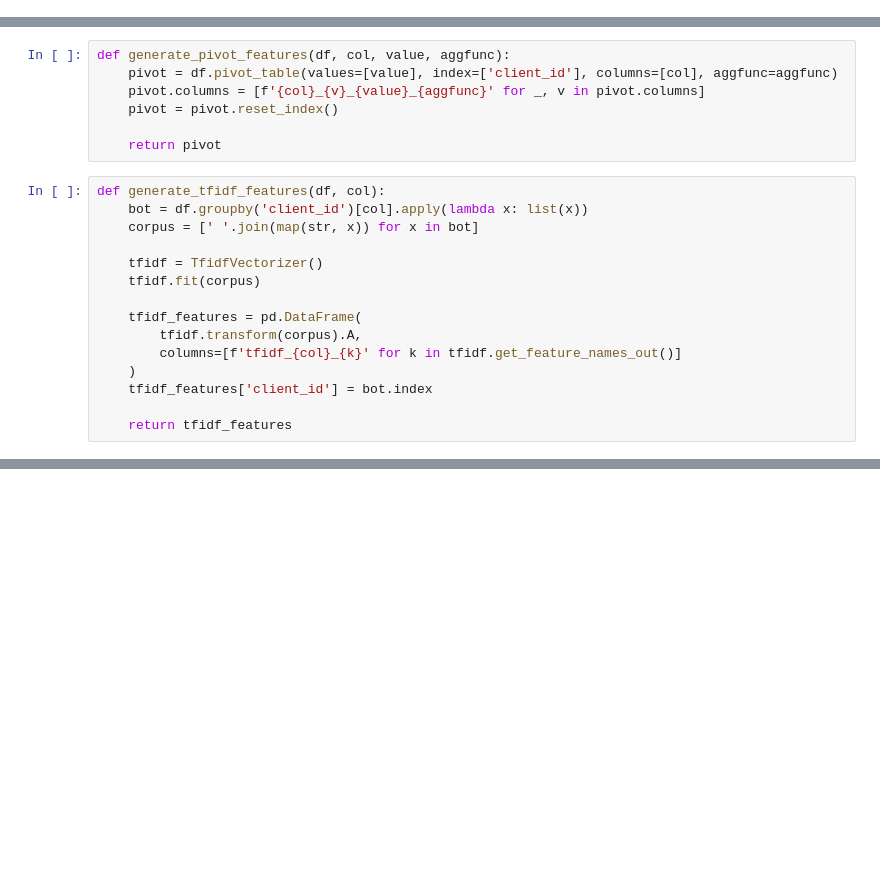
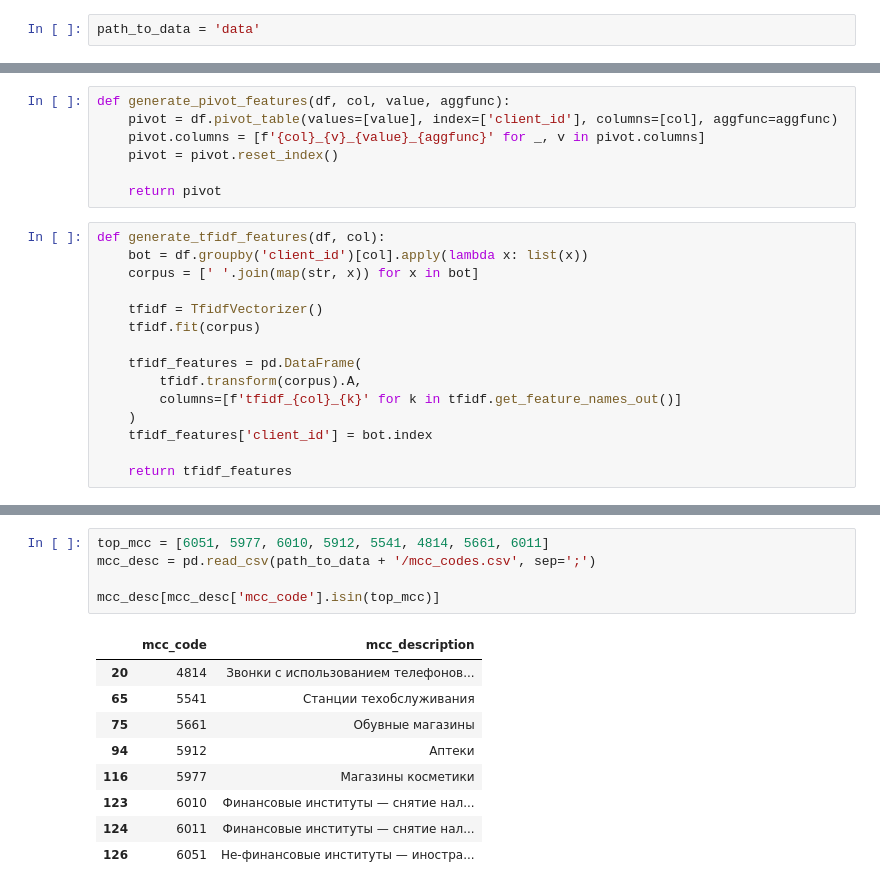
Before and after one commit to aayugay99/sber_hse_hack, a Jupyter notebook: aggregation_model.ipynb, the cells around one changed output, grey strips where cells are left out. Cells and saved outputs as stored; diff of their text form; blank space fills up the shorter version.

```diff
--- a/aggregation_model.ipynb
+++ b/aggregation_model.ipynb
@@ -24,4 +20,6 @@ from catboost import CatBoostClassifier
 from xgboost import XGBClassifier
 
 from sklearn.metrics import roc_auc_score
+# %%
+path_to_data = 'data'
 # %%
@@ -400,0 +167,15 @@ plt.barh(X_train.columns, model.feature_importances_)
+# %%
+top_mcc = [6051, 5977, 6010, 5912, 5541, 4814, 5661, 6011]
+mcc_desc = pd.read_csv(path_to_data + '/mcc_codes.csv', sep=';')
+
+mcc_desc[mcc_desc['mcc_code'].isin(top_mcc)]
+# %% [output]
+|  | mcc_code | mcc_description |
+| 20 | 4814 | Звонки с использованием телефонов... |
+| 65 | 5541 | Станции техобслуживания |
+| 75 | 5661 | Обувные магазины |
+| 94 | 5912 | Аптеки |
+| 116 | 5977 | Магазины косметики |
+| 123 | 6010 | Финансовые институты — снятие нал... |
+| 124 | 6011 | Финансовые институты — снятие нал... |
+| 126 | 6051 | Не-финансовые институты — иностра... |
```
Also changed, not shown: parts of 80 cells of this notebook, 4 other files.
